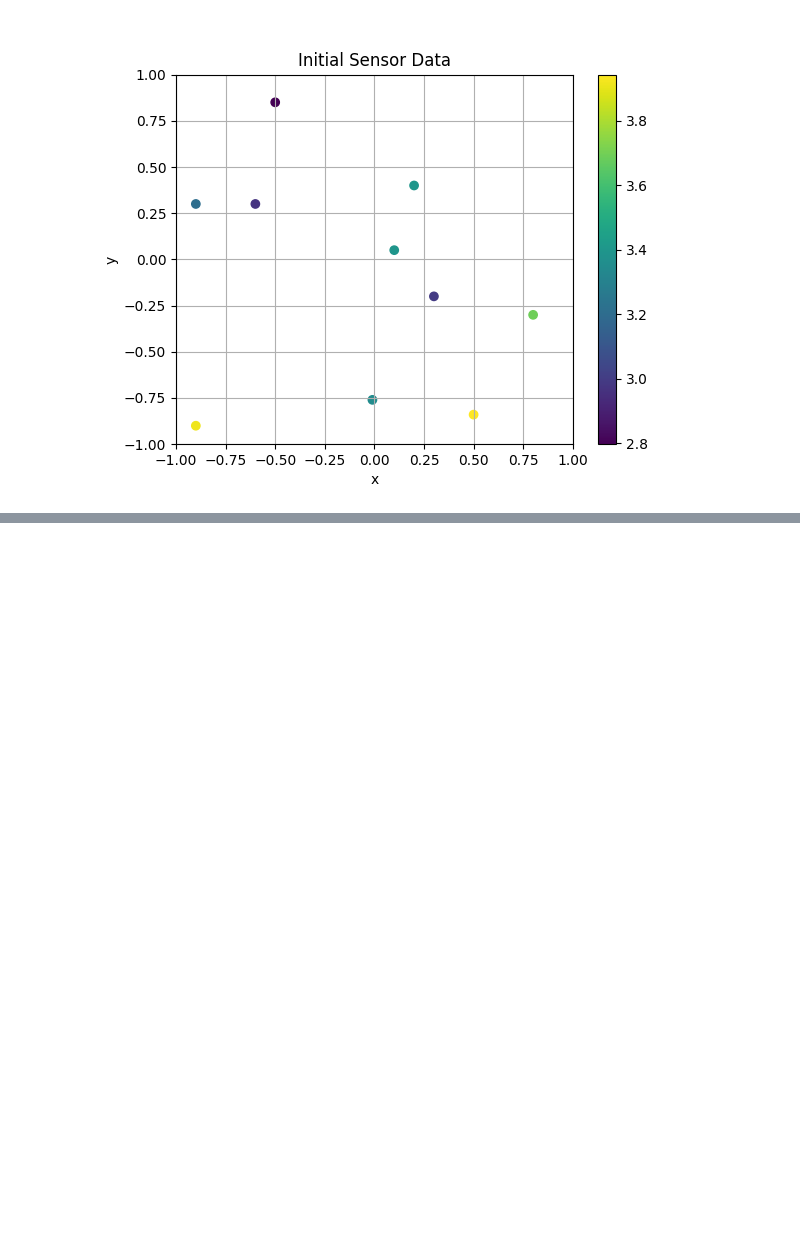
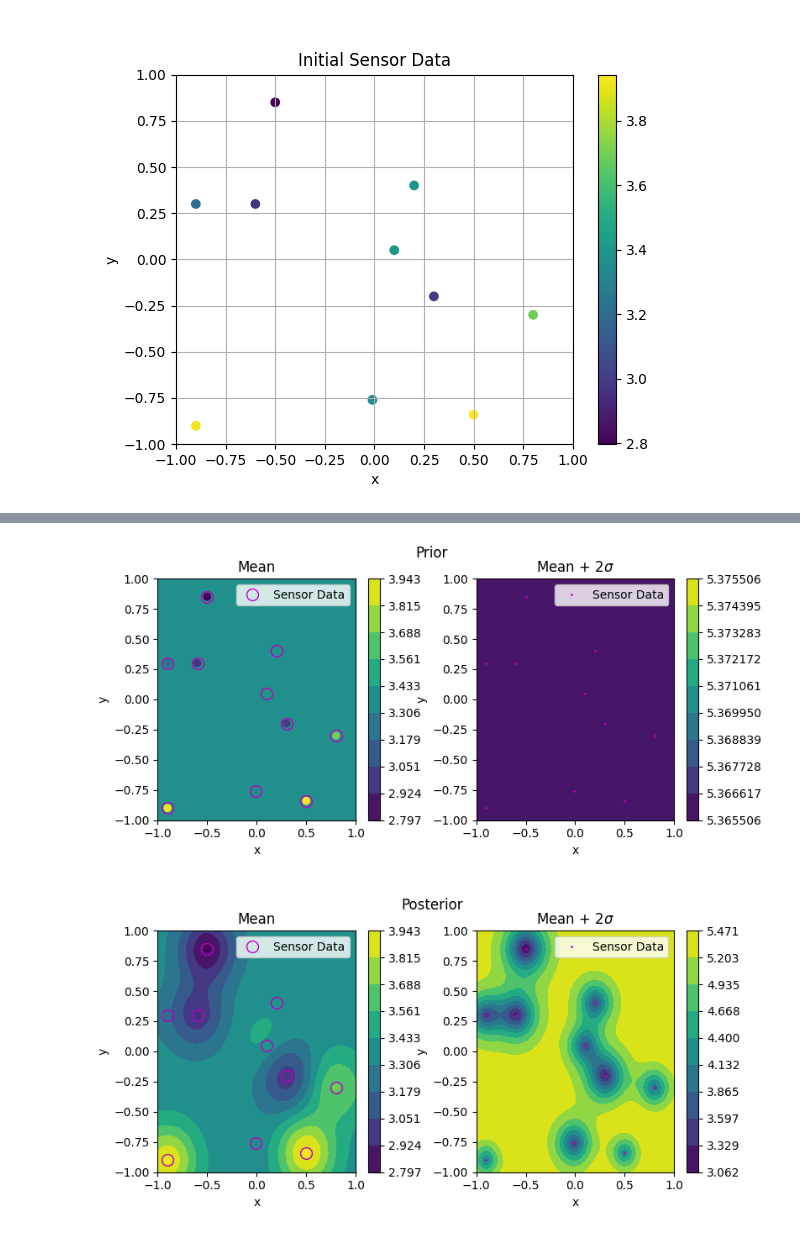
Before and after one commit to akshatd/ae567-inference, a Jupyter notebook: project_2a/ex1.ipynb, the cells around one changed output, grey strips where cells are left out. Cells and saved outputs as stored; diff of their text form; code cells hidden in the pictures; blank space fills up the shorter version.

Commit message:
refactor plotting

```diff
--- a/project_2a/ex1.ipynb
+++ b/project_2a/ex1.ipynb
@@ -246,0 +198,29 @@ ValueError: Contour levels must be increasing
+# %%
+# covariance kernels
+# periodic exponential kernel DIDNT USE, COS DATA DOESNT SEEM PERIODIC
+# tau = [1, 1]
+# l = [1, 1]
+# p = [0.4, 0.4]
+# def kernel(x, xp): return kernel_options["Periodic"](x, xp, tau=tau, l=l, p=p)
+
+
+# squared exponential kernel
+tau = [1, 1]
+l = [0.2, 0.2]
+def kernel(x, xp): return kernel_options["Sq.Exp"](x, xp, tau=tau, l=l)
+
+
+# polynomial kernel
+# c = [1, 1]
+# d = [3, 3]
+# def kernel(x, xp): return kernel_options["Poly"](x, xp, c=c, d=d)
+
+prior_cov = build_covariance(xpred, xpred, kernel)
+plot_gpr(prior_mean, prior_cov, xdata, ydata, 'Prior')
+
+# do inference
+pred_mean, pred_cov = gpr(xdata, ydata, xpred, noise_cov, meanf, kernel)
+plot_gpr(pred_mean, pred_cov, xdata, ydata, 'Posterior')
+# %% [output]
+[figure, added]
+[figure, added]
```
Also changed, not shown: parts of 4 cells of this notebook, 1 other file.
